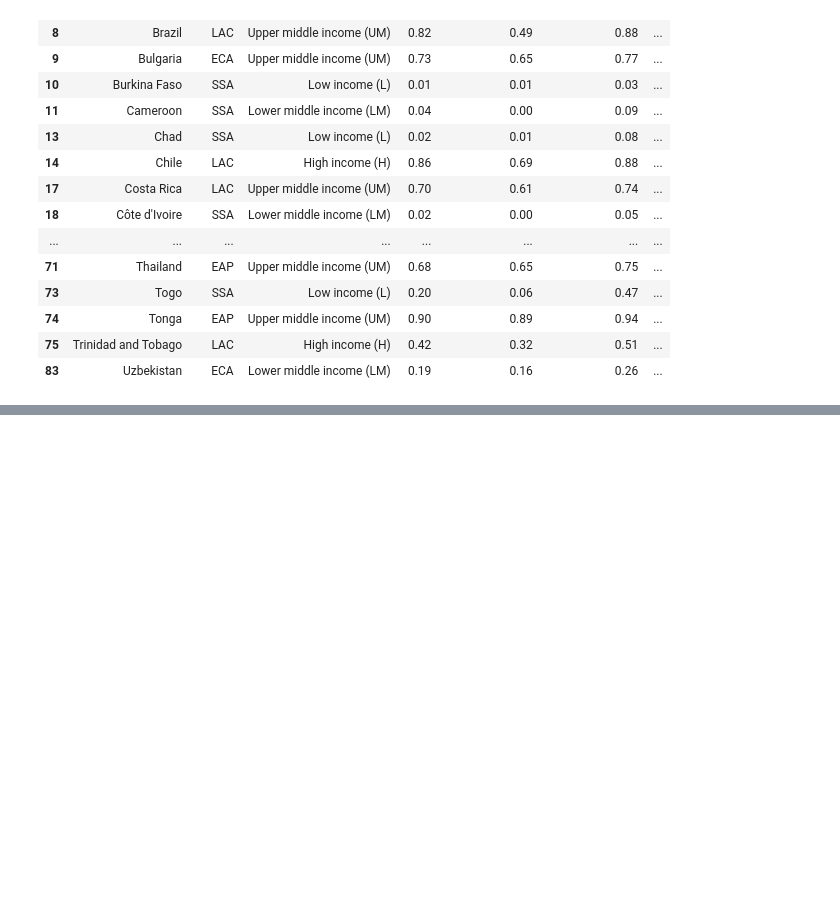
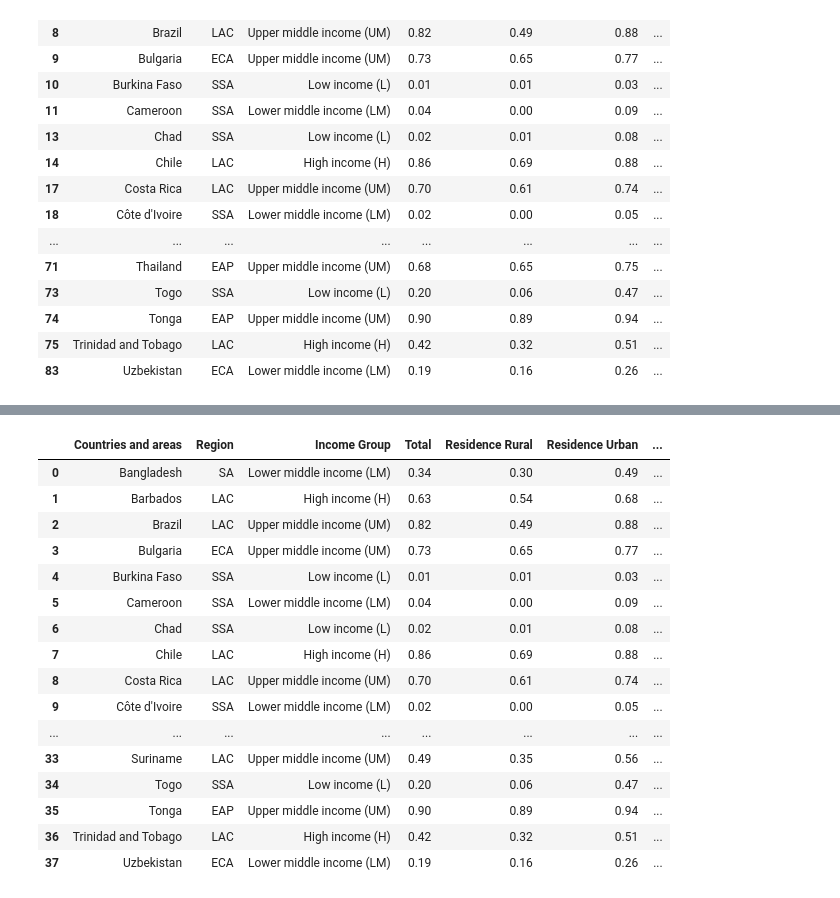
Before and after one commit to axele-mahalin/data_cleaning_project, a Jupyter notebook: project03-datacleaning.ipynb, the cells around one changed output, grey strips where cells are left out. Cells and saved outputs as stored; diff of their text form; code cells hidden in the pictures; blank space fills up the shorter version.

```diff
--- a/project03-datacleaning.ipynb
+++ b/project03-datacleaning.ipynb
@@ -63,0 +93,22 @@ df
+# %%
+# Correct index
+
+df.reset_index(drop=True)
+# %% [output]
+|  | Countries and areas | Region | Income Group | Total | Residence Rural | Residence Urban | ... |
+| 0 | Bangladesh | SA | Lower middle income (LM) | 0.34 | 0.30 | 0.49 | ... |
+| 1 | Barbados | LAC | High income (H) | 0.63 | 0.54 | 0.68 | ... |
+| 2 | Brazil | LAC | Upper middle income (UM) | 0.82 | 0.49 | 0.88 | ... |
+| 3 | Bulgaria | ECA | Upper middle income (UM) | 0.73 | 0.65 | 0.77 | ... |
+| 4 | Burkina Faso | SSA | Low income (L) | 0.01 | 0.01 | 0.03 | ... |
+| 5 | Cameroon | SSA | Lower middle income (LM) | 0.04 | 0.00 | 0.09 | ... |
+| 6 | Chad | SSA | Low income (L) | 0.02 | 0.01 | 0.08 | ... |
+| 7 | Chile | LAC | High income (H) | 0.86 | 0.69 | 0.88 | ... |
+| 8 | Costa Rica | LAC | Upper middle income (UM) | 0.70 | 0.61 | 0.74 | ... |
+| 9 | Côte d'Ivoire | SSA | Lower middle income (LM) | 0.02 | 0.00 | 0.05 | ... |
+| ... | ... | ... | ... | ... | ... | ... | ... |
+| 33 | Suriname | LAC | Upper middle income (UM) | 0.49 | 0.35 | 0.56 | ... |
+| 34 | Togo | SSA | Low income (L) | 0.20 | 0.06 | 0.47 | ... |
+| 35 | Tonga | EAP | Upper middle income (UM) | 0.90 | 0.89 | 0.94 | ... |
+| 36 | Trinidad and Tobago | LAC | High income (H) | 0.42 | 0.32 | 0.51 | ... |
+| 37 | Uzbekistan | ECA | Lower middle income (LM) | 0.19 | 0.16 | 0.26 | ... |
```
Also changed, not shown: parts of 4 cells of this notebook, 1 other file.
